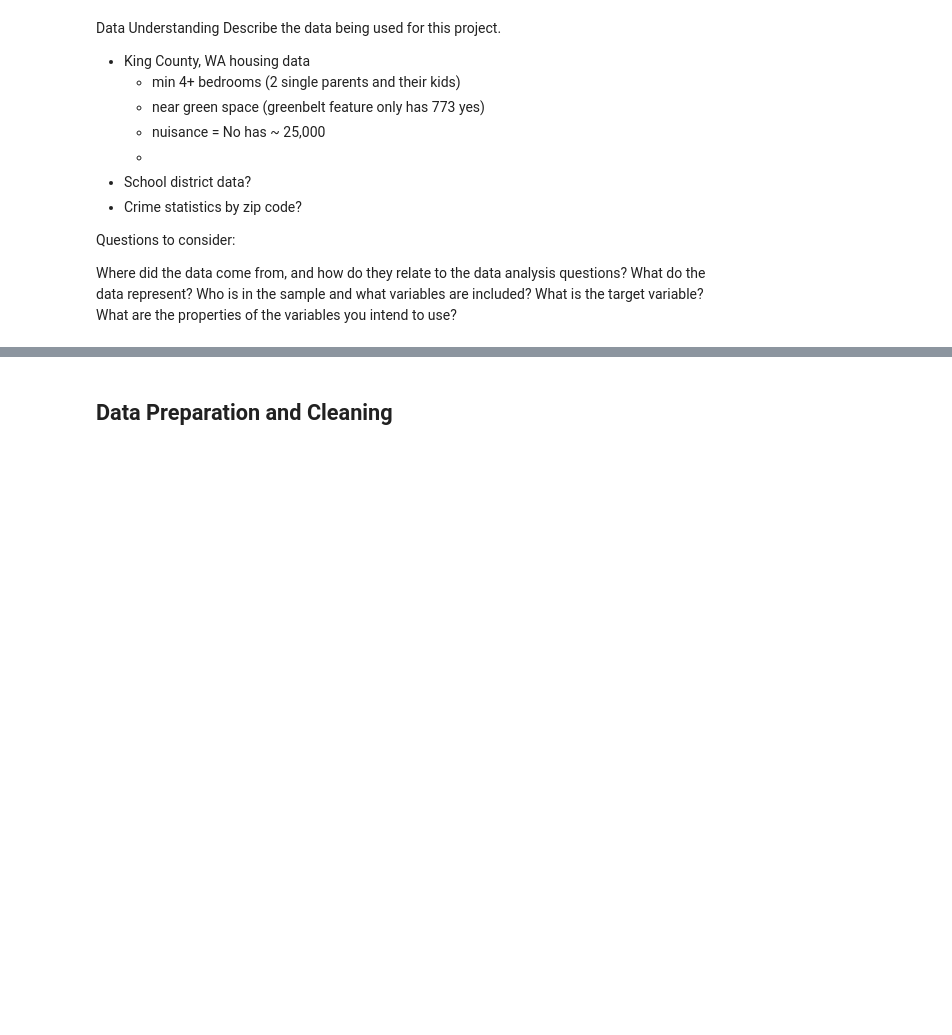
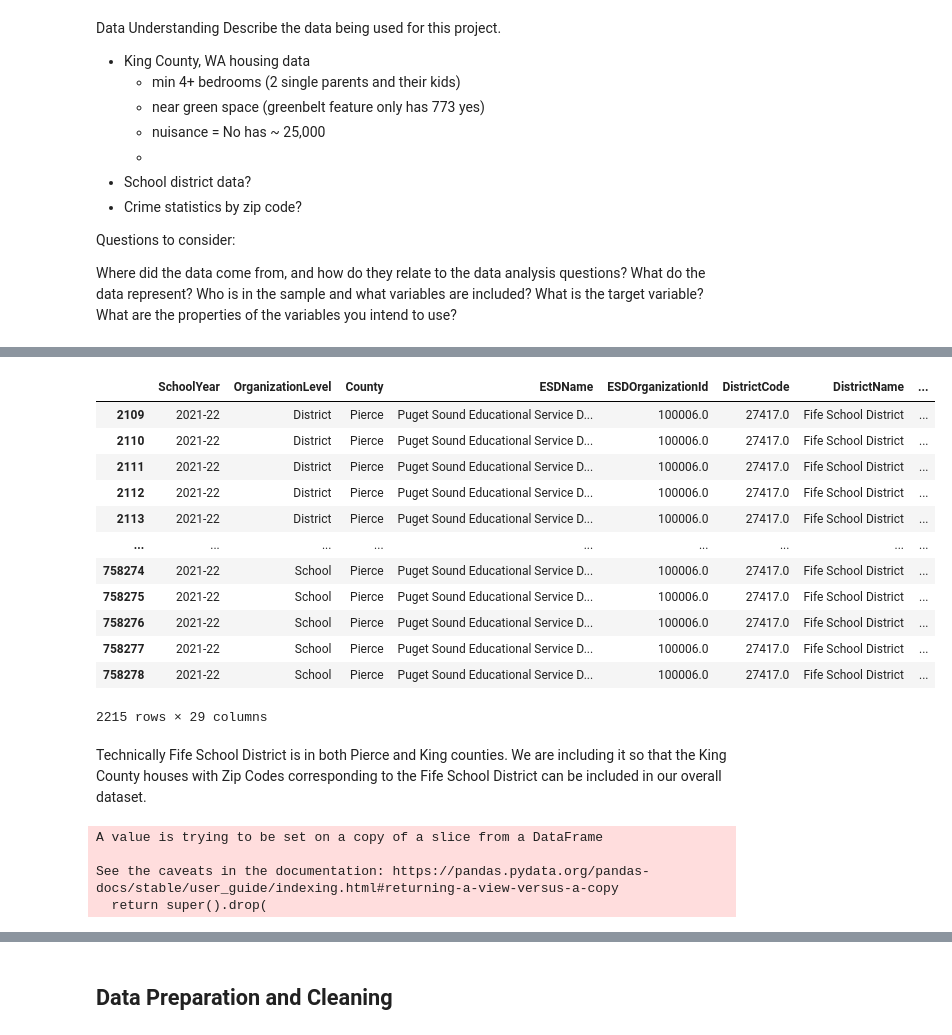
Before and after one commit to aokdata/King-County-House-Sales-, a Jupyter notebook: Aidan/Aidan Workbook.ipynb, the cells around one changed output, grey strips where cells are left out. Saved outputs shown, nothing was run; the diff lists cells and outputs as text; code cells hidden in the pictures; blank space fills up the shorter version.

```diff
--- a/Aidan/Aidan Workbook.ipynb
+++ b/Aidan/Aidan Workbook.ipynb
@@ -192,0 +126,19 @@ subset_king_school_df[king_school_df['StudentGroup'] == "All Students"]
+# %%
+fife_king_school_df = schools_df
+fife_king_school_df[fife_king_school_df.DistrictName.str.contains("Fife")]
+# %% [output]
+|  | SchoolYear | OrganizationLevel | County | ESDName | ESDOrganizationId | DistrictCode | DistrictName | ... |
+| 2109 | 2021-22 | District | Pierce | Puget Sound Educational Service D... | 100006.0 | 27417.0 | Fife School District | ... |
+| 2110 | 2021-22 | District | Pierce | Puget Sound Educational Service D... | 100006.0 | 27417.0 | Fife School District | ... |
+| 2111 | 2021-22 | District | Pierce | Puget Sound Educational Service D... | 100006.0 | 27417.0 | Fife School District | ... |
+| 2112 | 2021-22 | District | Pierce | Puget Sound Educational Service D... | 100006.0 | 27417.0 | Fife School District | ... |
+| 2113 | 2021-22 | District | Pierce | Puget Sound Educational Service D... | 100006.0 | 27417.0 | Fife School District | ... |
+| ... | ... | ... | ... | ... | ... | ... | ... | ... |
+| 758274 | 2021-22 | School | Pierce | Puget Sound Educational Service D... | 100006.0 | 27417.0 | Fife School District | ... |
+| 758275 | 2021-22 | School | Pierce | Puget Sound Educational Service D... | 100006.0 | 27417.0 | Fife School District | ... |
+| 758276 | 2021-22 | School | Pierce | Puget Sound Educational Service D... | 100006.0 | 27417.0 | Fife School District | ... |
+| 758277 | 2021-22 | School | Pierce | Puget Sound Educational Service D... | 100006.0 | 27417.0 | Fife School District | ... |
+| 758278 | 2021-22 | School | Pierce | Puget Sound Educational Service D... | 100006.0 | 27417.0 | Fife School District | ... |
+2215 rows × 29 columns
+# %% [markdown]
+Technically Fife School District is in both Pierce and King counties. We are including it so that the King County houses with Zip Codes corresponding to the Fife School District can be included in our overall dataset.
@@ -192,0 +166,7 @@ subset_king_school_df[king_school_df['StudentGroup'] == "All Students"]
+# %%
+cog_dis_king_school_df.drop(labels='TestAdministration', axis = 1, inplace=True)
+# %% [output]
+A value is trying to be set on a copy of a slice from a DataFrame
+
+See the caveats in the documentation: https://pandas.pydata.org/pandas-docs/stable/user_guide/indexing.html#returning-a-view-versus-a-copy
+  return super().drop(
```
Also changed, not shown: parts of 52 cells of this notebook, 1 other file.
